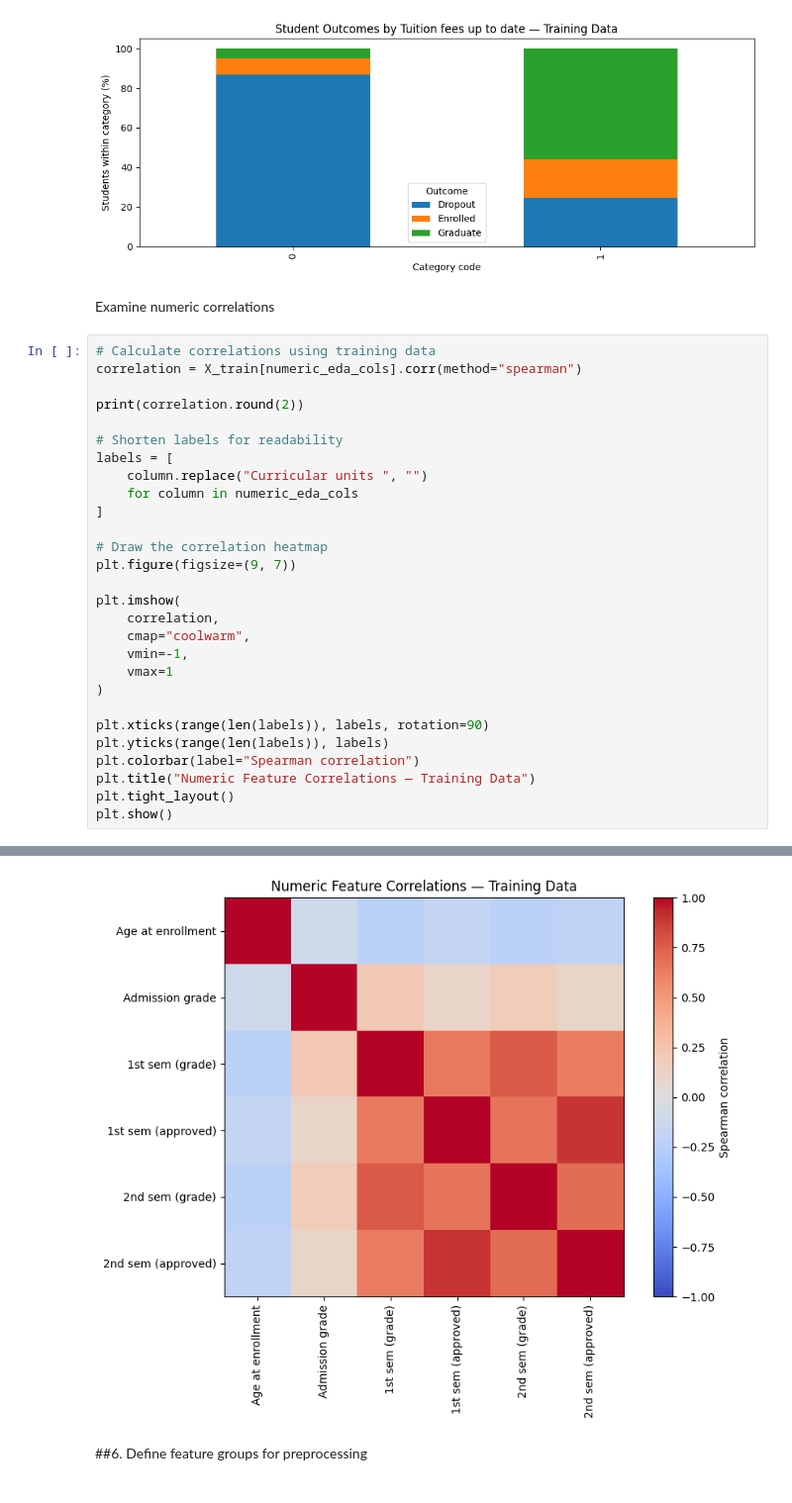
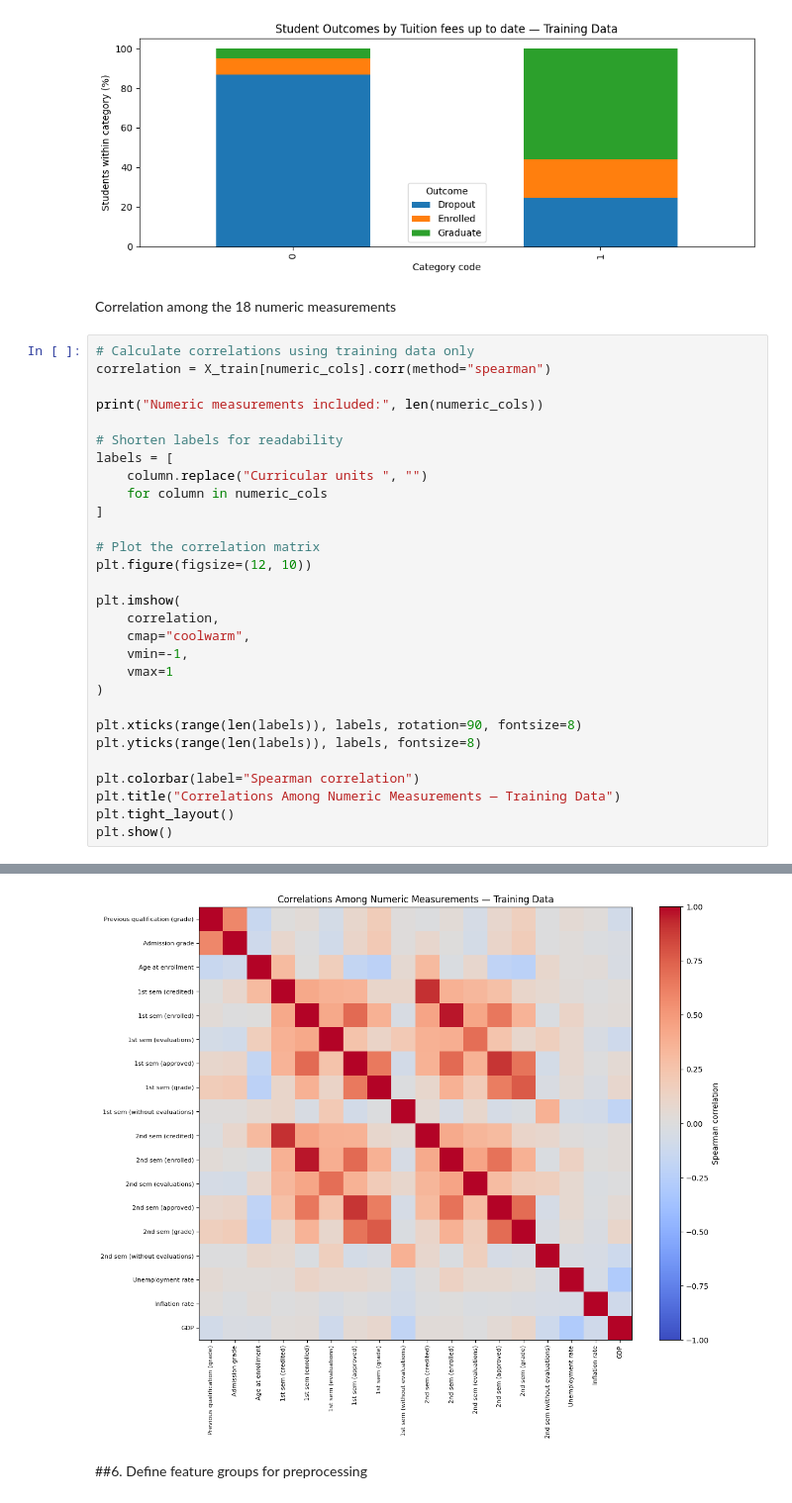
Before and after one commit to Ayesh2002/ml-student-dropout, a Jupyter notebook: 02_random_forest.ipynb, the cells around one changed output, grey strips where cells are left out. Shown at 99% size. Cells and saved outputs as stored; diff of their text form.

Commit message:
analyse correlations among numeric training measurements

```diff
--- a/02_random_forest.ipynb
+++ b/02_random_forest.ipynb
@@ -331,22 +331,22 @@ Tuition fees up to date
 0                             419         86.9           8.1           5.0
 1                            3120         24.8          19.3          56.0
 [figure]
-# %% [markdown]
-Examine numeric correlations
+# %% [markdown]
+Correlation among the 18 numeric measurements
 # %%
-# Calculate correlations using training data
-correlation = X_train[numeric_eda_cols].corr(method="spearman")
+# Calculate correlations using training data only
+correlation = X_train[numeric_cols].corr(method="spearman")
 
-print(correlation.round(2))
+print("Numeric measurements included:", len(numeric_cols))
 
 # Shorten labels for readability
 labels = [
     column.replace("Curricular units ", "")
-    for column in numeric_eda_cols
+    for column in numeric_cols
 ]
 
-# Draw the correlation heatmap
-plt.figure(figsize=(9, 7))
+# Plot the correlation matrix
+plt.figure(figsize=(12, 10))
 
 plt.imshow(
     correlation,
@@ -355,10 +355,11 @@ plt.imshow(
     vmax=1
 )
 
-plt.xticks(range(len(labels)), labels, rotation=90)
-plt.yticks(range(len(labels)), labels)
+plt.xticks(range(len(labels)), labels, rotation=90, fontsize=8)
+plt.yticks(range(len(labels)), labels, fontsize=8)
+
 plt.colorbar(label="Spearman correlation")
-plt.title("Numeric Feature Correlations — Training Data")
+plt.title("Correlations Among Numeric Measurements — Training Data")
 plt.tight_layout()
 plt.show()
 # %% [output]
@@ -382,4 +367,4 @@ Curricular units 2nd sem (approved)                                 1.00
-[figure, old version]
+[figure, new version]
 # %% [markdown]
 ##6. Define feature groups for preprocessing
 # %%
```
Also changed, not shown: parts of 1 cell of this notebook.
